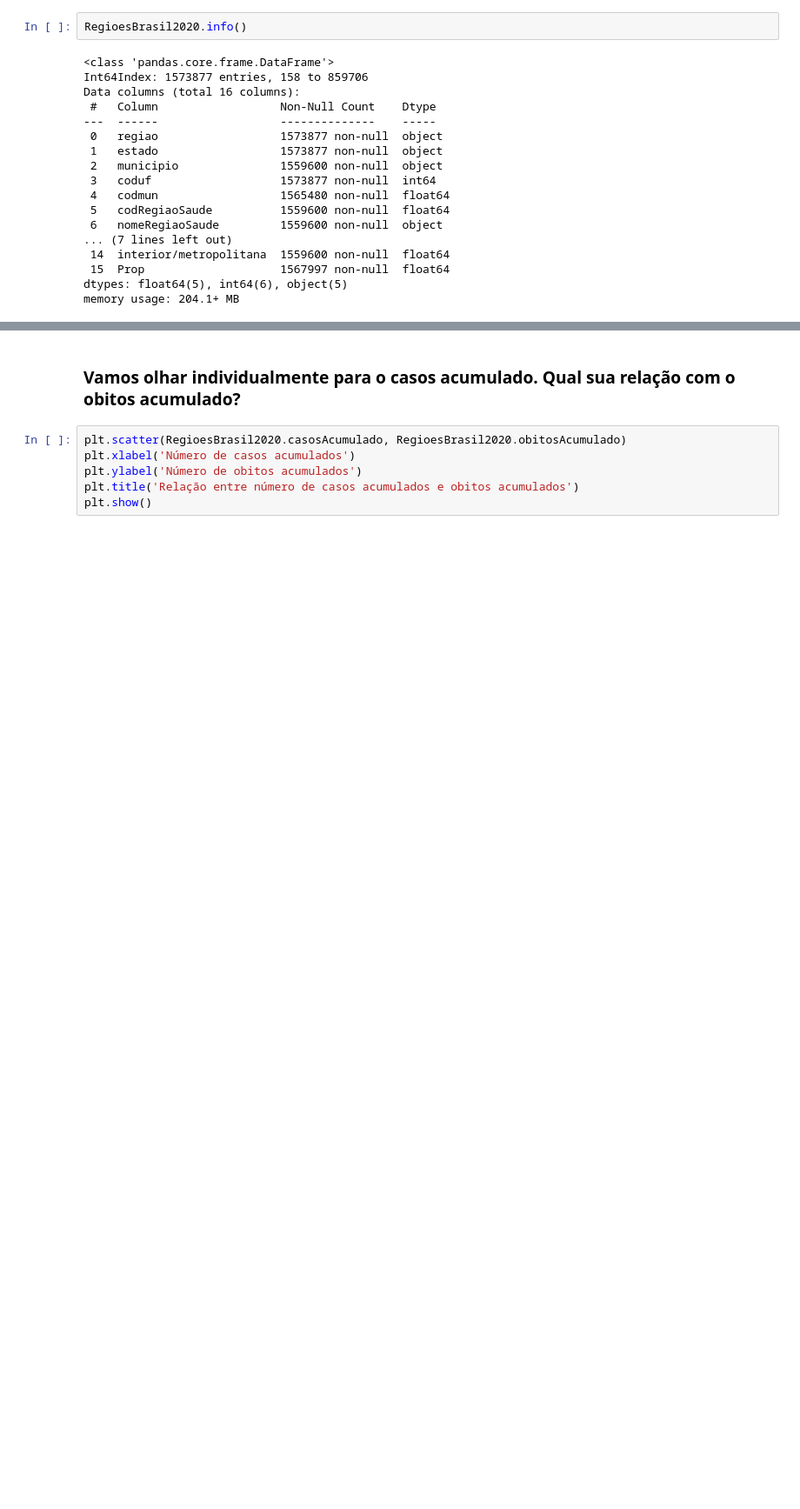
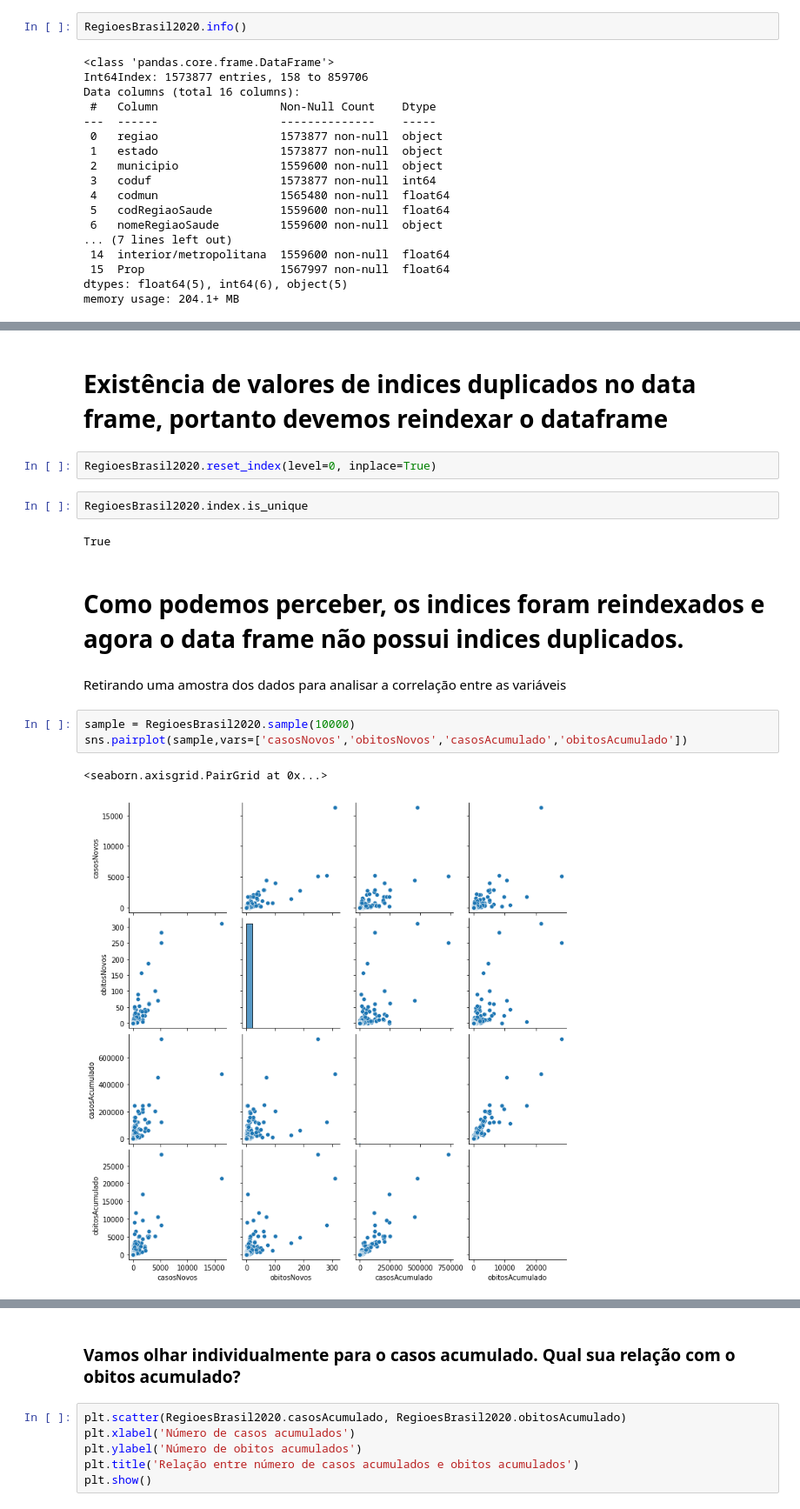
Before and after one commit to GabriellMiranda/TP-Dados-Analise-de-dados-de-covid, a Jupyter notebook: TP_Dados.ipynb, the cells around one changed output, grey strips where cells are left out. Shown at 87% size. Saved outputs shown, nothing was run; the diff lists cells and outputs as text; blank space fills up the shorter version.

Commit message:
Análise comparativa de variáveis

```diff
--- a/TP_Dados.ipynb
+++ b/TP_Dados.ipynb
@@ -1468,0 +1408,18 @@ ValueError: ignored
+# %% [markdown]
+# Existência de valores de indices duplicados no data frame, portanto devemos reindexar o dataframe
+# %%
+RegioesBrasil2020.reset_index(level=0, inplace=True)
+# %%
+RegioesBrasil2020.index.is_unique
+# %% [output]
+True
+# %% [markdown]
+# Como podemos perceber, os indices foram reindexados e agora o data frame não possui indices duplicados.
+# %% [markdown]
+Retirando uma amostra dos dados para analisar a correlação entre as variáveis
+# %%
+sample = RegioesBrasil2020.sample(10000)
+sns.pairplot(sample,vars=['casosNovos','obitosNovos','casosAcumulado','obitosAcumulado'])
+# %% [output]
+<seaborn.axisgrid.PairGrid at 0x...>
+[figure, added]
```
Also changed, not shown: parts of 13 cells of this notebook.
